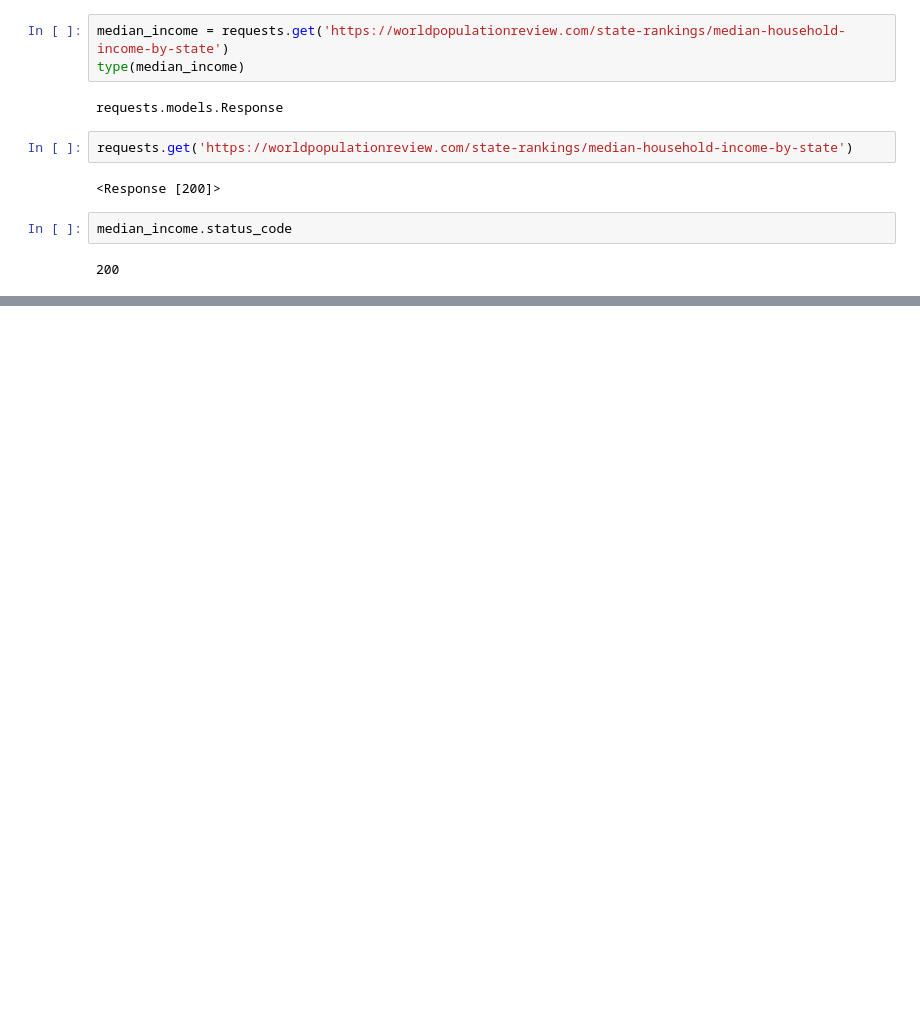
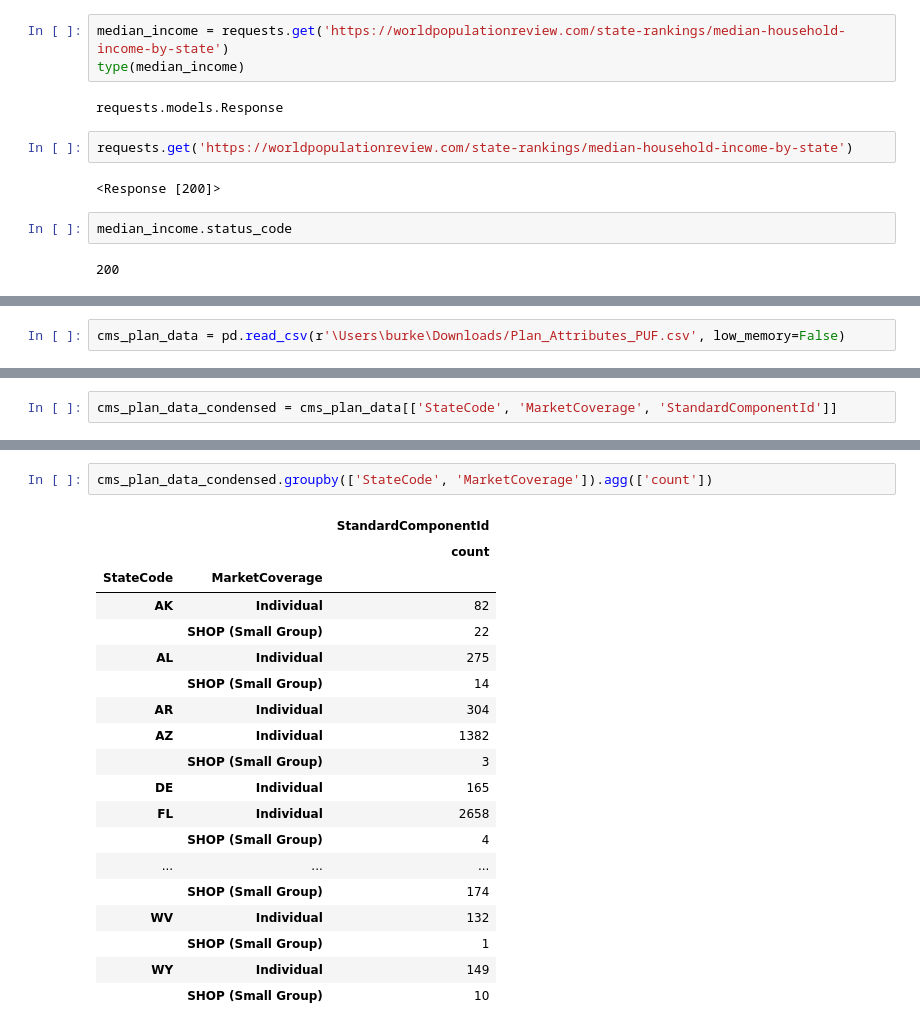
Before and after one commit to burkecate/UCDPA_Burke, a Jupyter notebook: Jupter Project.ipynb, the cells around one changed output, grey strips where cells are left out. Saved outputs shown, nothing was run; the diff lists cells and outputs as text; blank space fills up the shorter version.

```diff
--- a/Jupter Project.ipynb
+++ b/Jupter Project.ipynb
@@ -294,0 +360,2 @@ print(median_income_data.head())
+# %%
+cms_plan_data = pd.read_csv(r'\Users\burke\Downloads/Plan_Attributes_PUF.csv', low_memory=False)
@@ -294,0 +410,2 @@ print(median_income_data.head())
+# %%
+cms_plan_data_condensed = cms_plan_data[['StateCode', 'MarketCoverage', 'StandardComponentId']]
@@ -294,0 +421,22 @@ print(median_income_data.head())
+# %%
+cms_plan_data_condensed.groupby(['StateCode', 'MarketCoverage']).agg(['count'])
+# %% [output]
+|  |  | StandardComponentId |
+|  |  | count |
+| StateCode | MarketCoverage |  |
+| AK | Individual | 82 |
+|  | SHOP (Small Group) | 22 |
+| AL | Individual | 275 |
+|  | SHOP (Small Group) | 14 |
+| AR | Individual | 304 |
+| AZ | Individual | 1382 |
+|  | SHOP (Small Group) | 3 |
+| DE | Individual | 165 |
+| FL | Individual | 2658 |
+|  | SHOP (Small Group) | 4 |
+| ... | ... | ... |
+|  | SHOP (Small Group) | 174 |
+| WV | Individual | 132 |
+|  | SHOP (Small Group) | 1 |
+| WY | Individual | 149 |
+|  | SHOP (Small Group) | 10 |
```
Also changed, not shown: parts of 43 cells of this notebook.
